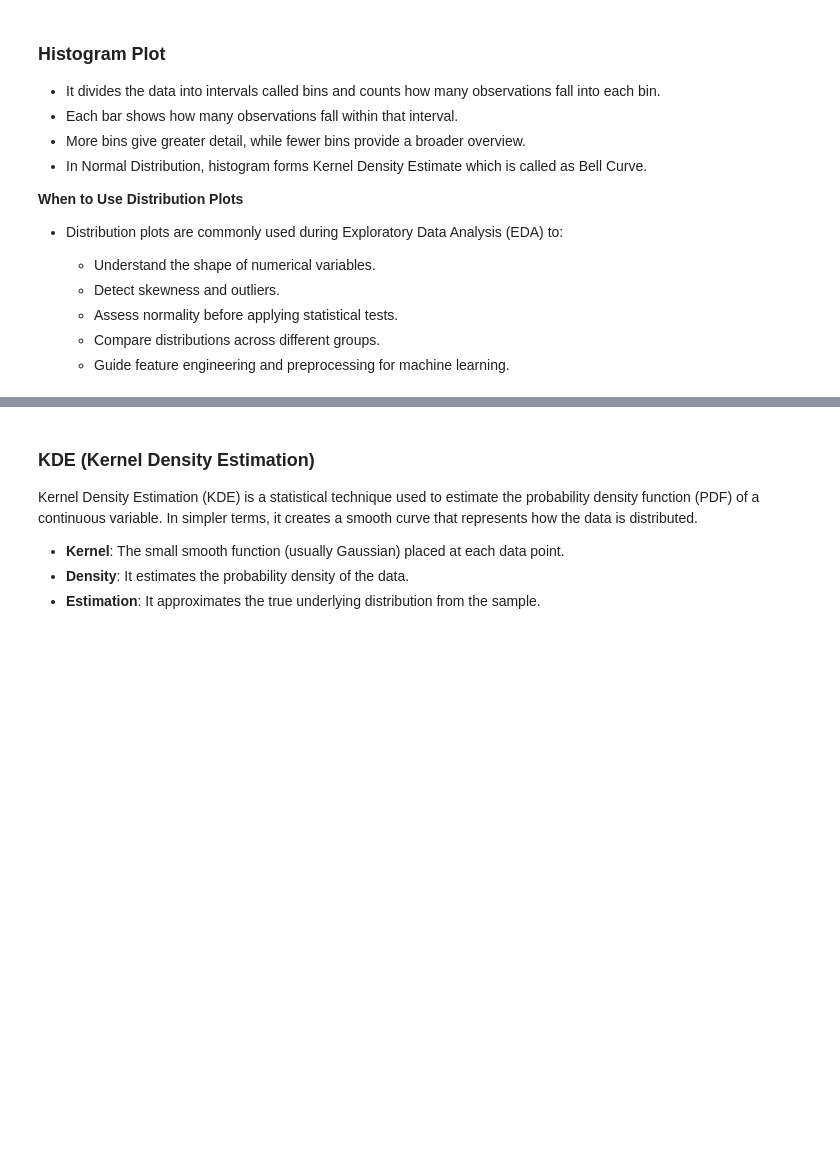
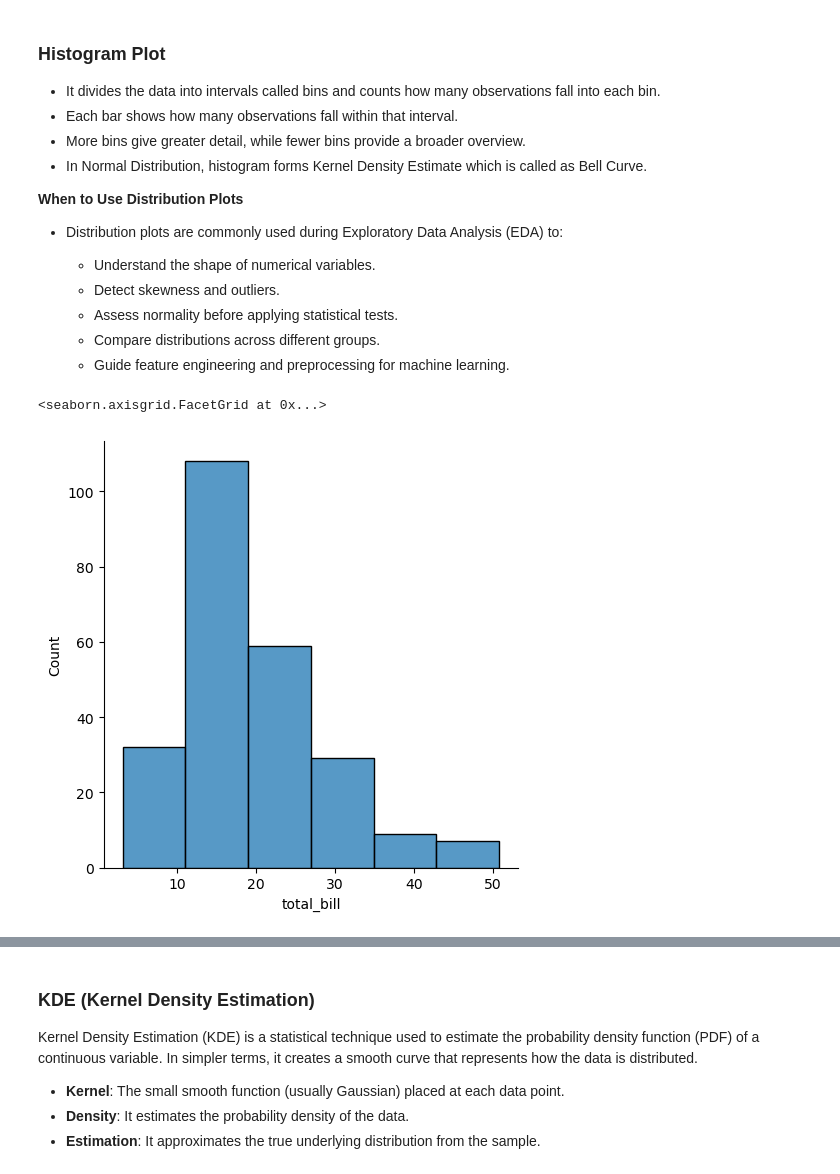
Before and after one commit to akshay-1896/LW-DS-15D, a Jupyter notebook: Data Visualization/02-Distribution-plot.ipynb, the cells around one changed output, grey strips where cells are left out. Drawn from its saved outputs; the diff is of its cells as text; code cells hidden in the pictures; blank space fills up the shorter version.

```diff
--- a/Data Visualization/02-Distribution-plot.ipynb
+++ b/Data Visualization/02-Distribution-plot.ipynb
@@ -11,0 +16,4 @@
+# %%
+df = sns.load_dataset('tips')
+# type(sns.load_dataset('tips'))
+df
@@ -26,3 +52,9 @@
     - Assess normality before applying statistical tests.
     - Compare distributions across different groups.
     - Guide feature engineering and preprocessing for machine learning.
+# %%
+sns.displot(df['total_bill'],bins=6)
+# sns.displot(df['total_bill'], bins= 100)
+# %% [output]
+<seaborn.axisgrid.FacetGrid at 0x...>
+[figure, added]
```
Also changed, not shown: parts of 17 cells of this notebook, 2 other files.
